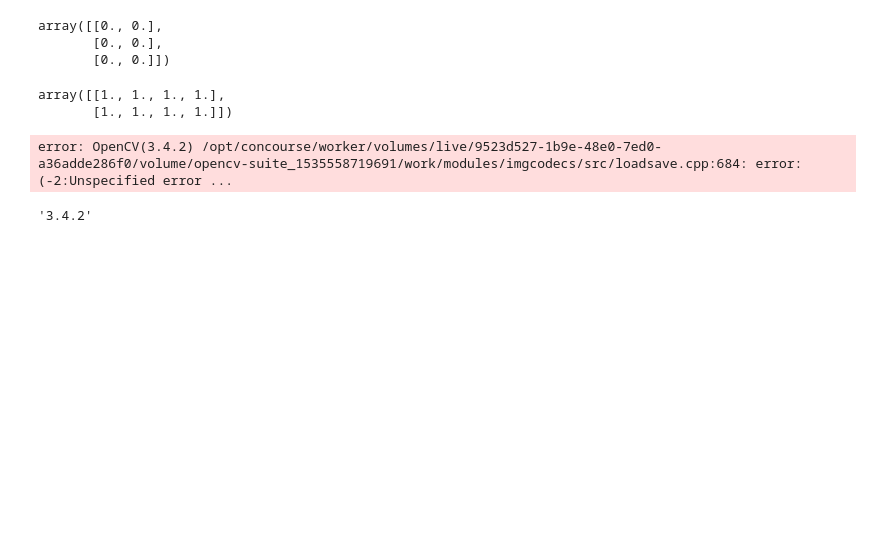
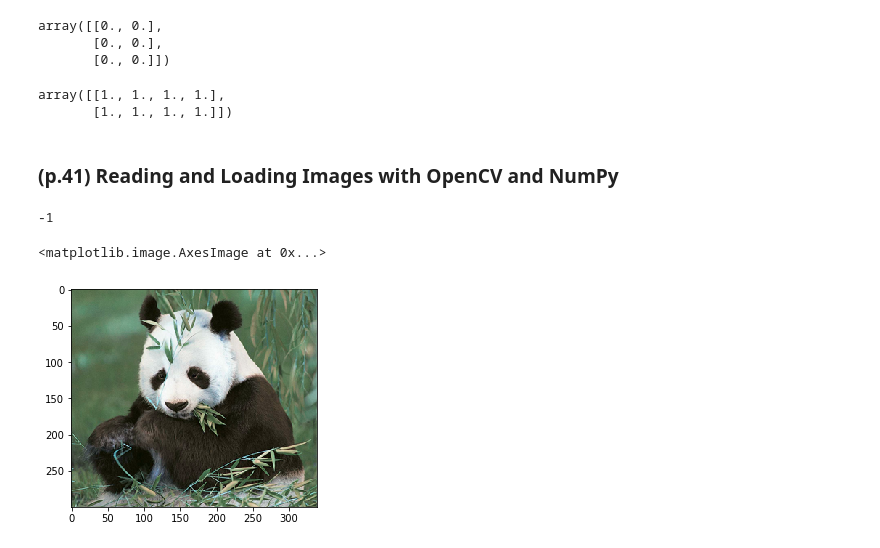
Before and after one commit to iammrson/opencvlesson, a Jupyter notebook: Ch2.ipynb, the cells around one changed output. Cells and saved outputs as stored; diff of their text form; code cells hidden in the pictures; blank space fills up the shorter version.

Commit message:
gray_panda.jpg added
gray_panda.jpg added

```diff
--- a/Ch2.ipynb
+++ b/Ch2.ipynb
@@ -36,6 +38,8 @@ np.ones((2,4))
 # %% [output]
 array([[1., 1., 1., 1.],
        [1., 1., 1., 1.]])
+# %% [markdown]
+### (p.41) Reading and Loading Images with OpenCV and NumPy
 # %%
 panda_image=cv2.imread("./images/panda.jpg")
 panda_gray_image=cv2.cvtColor(panda_image, cv2.COLOR_BGR2GRAY)
@@ -43,13 +47,15 @@ panda_gray_image=cv2.cvtColor(panda_image, cv2.COLOR_BGR2GRAY)
 cv2.startWindowThread()
 cv2.imshow("Gray panda",panda_gray_image)
 cv2.imshow("Color panda", panda_image)
-cv2.imwrite("gray_panda", panda_gray_image)
+cv2.imwrite("gray_panda.jpg", panda_gray_image)
 cv2.waitKey(0)
 cv2.destroyAllWindows()
 cv2.waitKey(1)
 # %% [output]
-error: OpenCV(3.4.2) /opt/concourse/worker/volumes/live/9523d527-1b9e-48e0-7ed0-a36adde286f0/volume/opencv-suite_1535558719691/work/modules/imgcodecs/src/loadsave.cpp:684: error: (-2:Unspecified error ...
+-1
-# %%
-cv2.__version__
-# %% [output]
-'3.4.2'
+# %%
+# matplotlib으로 이미지 표시
+plt.imshow(panda_image)
+# %% [output]
+<matplotlib.image.AxesImage at 0x...>
+[figure, added]
```
Also changed, not shown: parts of 10 cells of this notebook, 1 other file.
